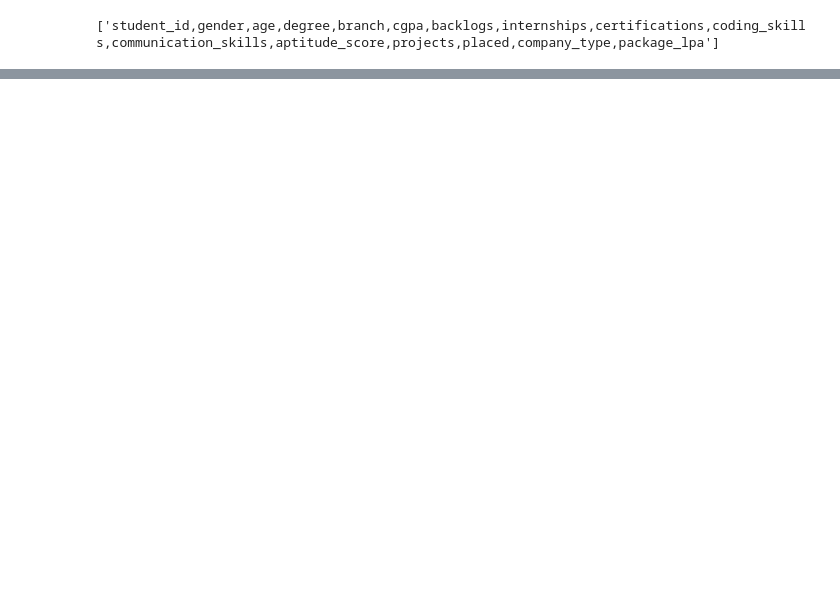
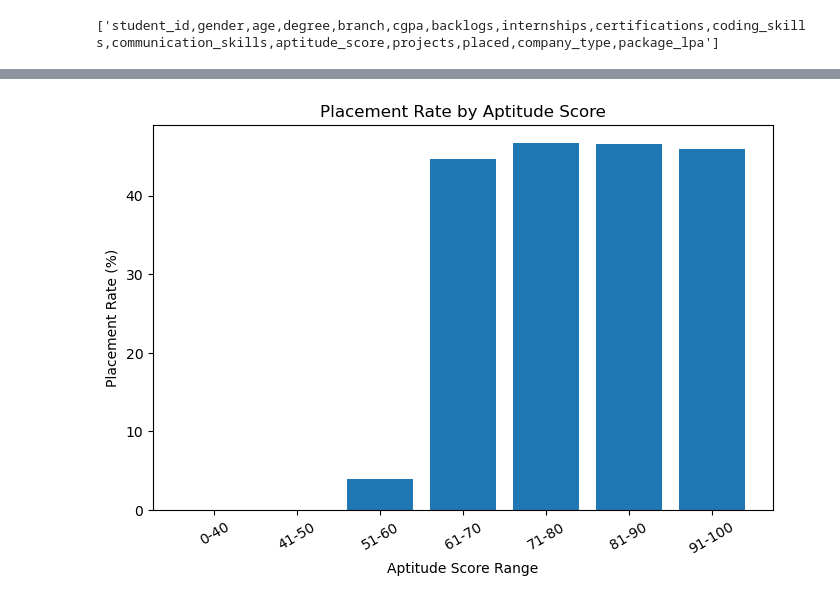
Before and after one commit to ruchaakadam/CampusPulse, a Jupyter notebook: analysis/01_data_understanding.ipynb, the cells around one changed output, grey strips where cells are left out. Cells and saved outputs as stored; diff of their text form; code cells hidden in the pictures; blank space fills up the shorter version.

```diff
--- a/analysis/01_data_understanding.ipynb
+++ b/analysis/01_data_understanding.ipynb
@@ -49,0 +843,30 @@ df.columns.tolist()
+# %%
+# Group aptitude scores into meaningful ranges
+
+df_clean["aptitude_group"] = pd.cut(
+    df_clean["aptitude_score"],
+    bins=[0, 40, 50, 60, 70, 80, 90, 100],
+    labels=[
+        "0-40",
+        "41-50",
+        "51-60",
+        "61-70",
+        "71-80",
+        "81-90",
+        "91-100"
+    ],
+    include_lowest=True
+)
+
+aptitude_group_analysis = (
+    df_clean.groupby("aptitude_group", observed=True)
+    .agg(
+        total_students=("student_id", "count"),
+        placed_students=("placed", "sum"),
+        placement_rate=("placed", "mean")
+    )
+)
+
+aptitude_group_analysis["placement_rate"] *= 100
+
+aptitude_group_analysis.round(2)
@@ -49,0 +1220,17 @@ df.columns.tolist()
+# %%
+
+plt.figure(figsize=(8, 5))
+
+plt.bar(
+    aptitude_group_analysis.index.astype(str),
+    aptitude_group_analysis["placement_rate"]
+)
+
+plt.xlabel("Aptitude Score Range")
+plt.ylabel("Placement Rate (%)")
+plt.title("Placement Rate by Aptitude Score")
+
+plt.xticks(rotation=30)
+plt.show()
+# %% [output]
+[figure, added]
```
Also changed, not shown: parts of 72 cells of this notebook, 2 other files.
